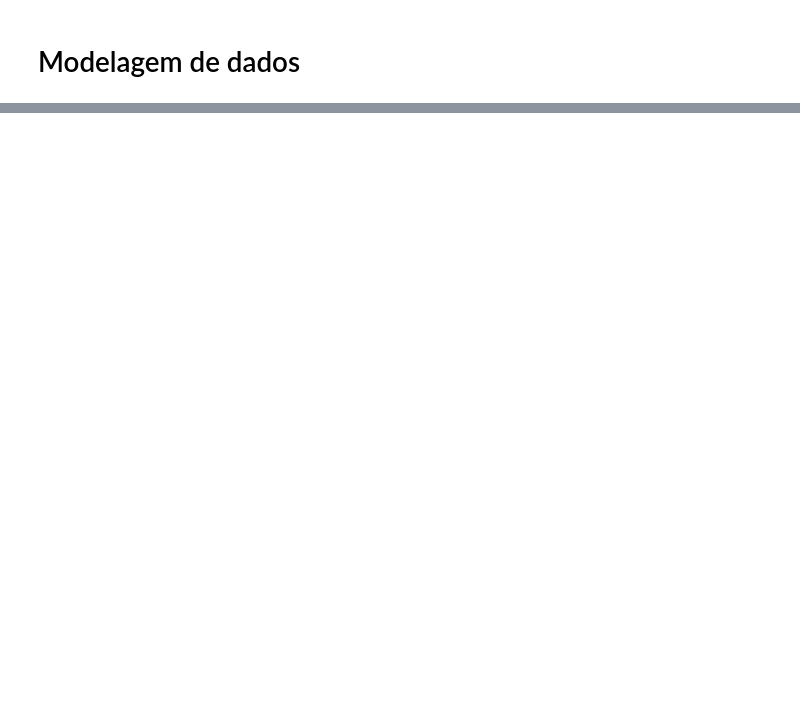
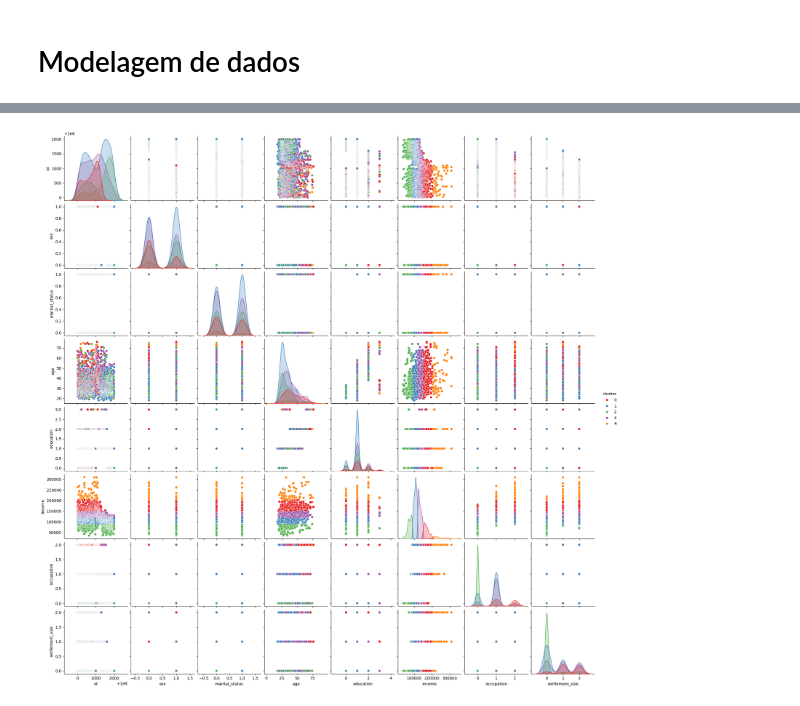
Before and after one commit to DieGod-DS/segmentacao-clientes, a Jupyter notebook: rascunho.ipynb, the cells around one changed output, grey strips where cells are left out. Saved outputs shown, nothing was run; the diff lists cells and outputs as text; code cells hidden in the pictures; blank space fills up the shorter version.

```diff
--- a/rascunho.ipynb
+++ b/rascunho.ipynb
@@ -168,0 +203,3 @@ x = data.drop(columns='id')
+# %%
+data.loc[:,'cluster'] = x_trasf
+data
@@ -168,0 +220,5 @@ x = data.drop(columns='id')
+# %%
+sns.pairplot(data, hue='cluster', palette='Set1')
+plt.show()
+# %% [output]
+[figure, added]
```
Also changed, not shown: parts of 12 cells of this notebook.
